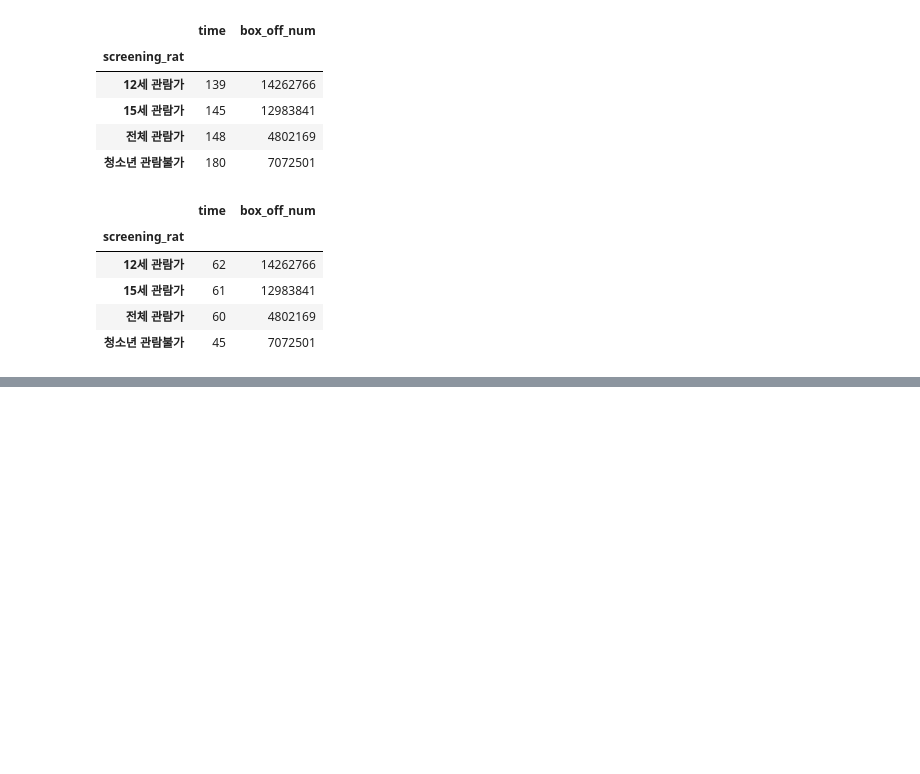
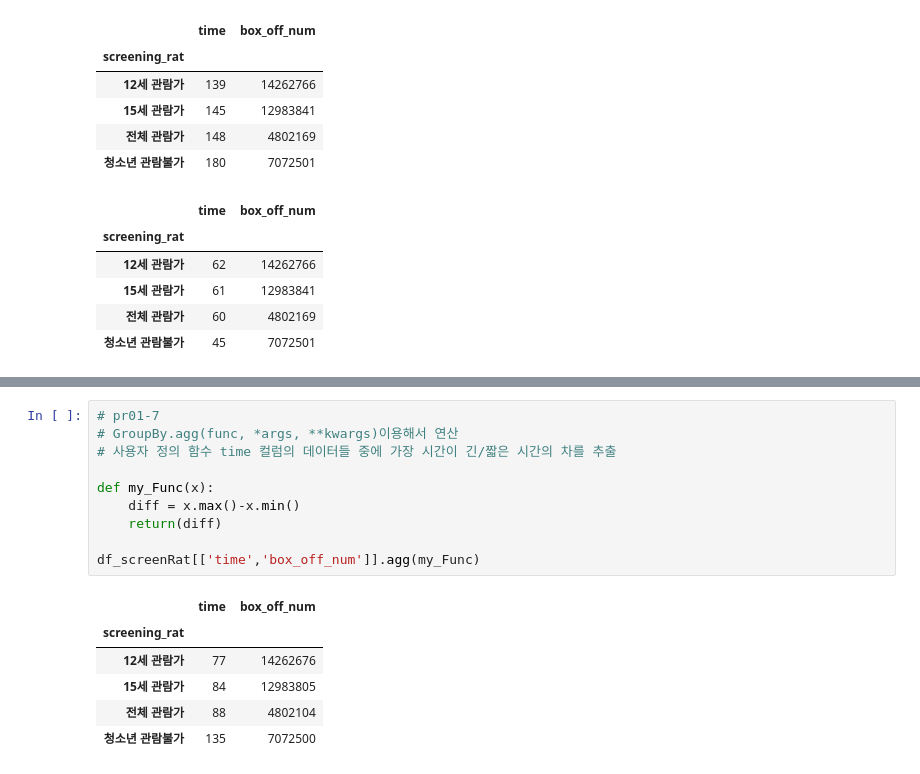
Before and after one commit to LeeJeaHyuk/Jupyter_Practice, a Jupyter notebook: npPd2210/npPrac01.ipynb, the cells around one changed output, grey strips where cells are left out. Saved outputs shown, nothing was run; the diff lists cells and outputs as text; blank space fills up the shorter version.

```diff
--- a/npPd2210/npPrac01.ipynb
+++ b/npPd2210/npPrac01.ipynb
@@ -258,0 +271,17 @@ df_screenRat.agg({'time': min, 'box_off_num': max}) #각각 다르게 지정할
+# %%
+# pr01-7
+# GroupBy.agg(func, *args, **kwargs)이용해서 연산
+# 사용자 정의 함수 time 컬럼의 데이터들 중에 가장 시간이 긴/짧은 시간의 차를 추출
+
+def my_Func(x):
+    diff = x.max()-x.min()
+    return(diff)
+
+df_screenRat[['time','box_off_num']].agg(my_Func)
+# %% [output]
+|  | time | box_off_num |
+| screening_rat |  |  |
+| 12세 관람가 | 77 | 14262676 |
+| 15세 관람가 | 84 | 12983805 |
+| 전체 관람가 | 88 | 4802104 |
+| 청소년 관람불가 | 135 | 7072500 |
```
Also changed, not shown: parts of 1 cell of this notebook, 2 other files.
